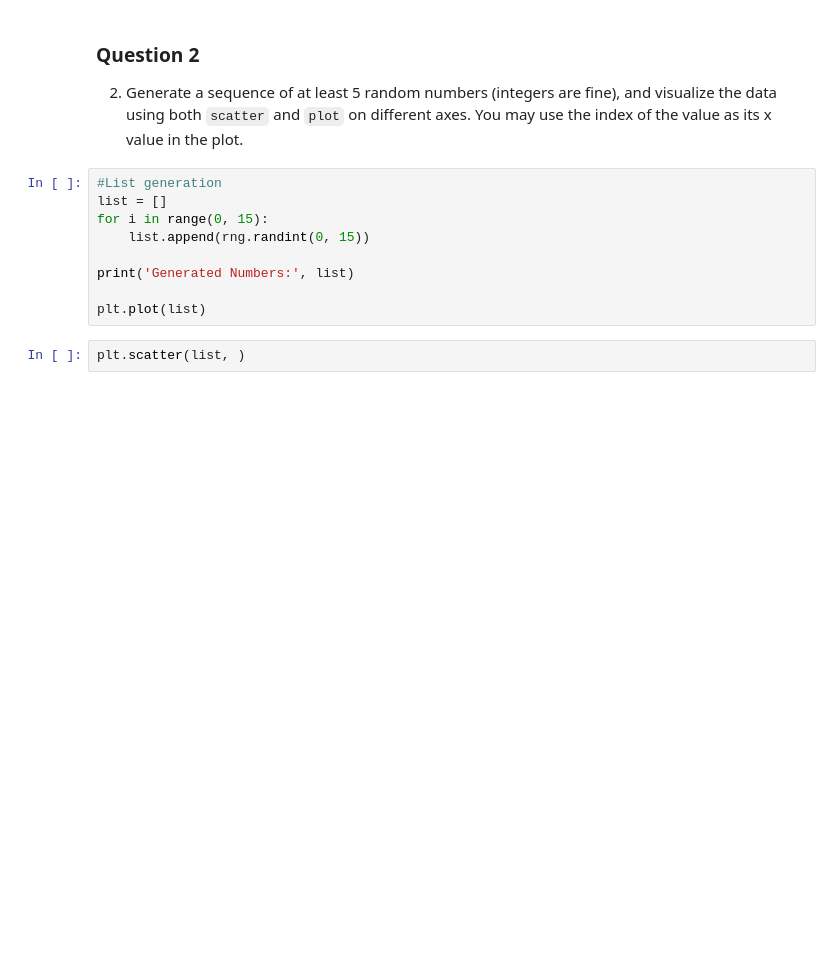
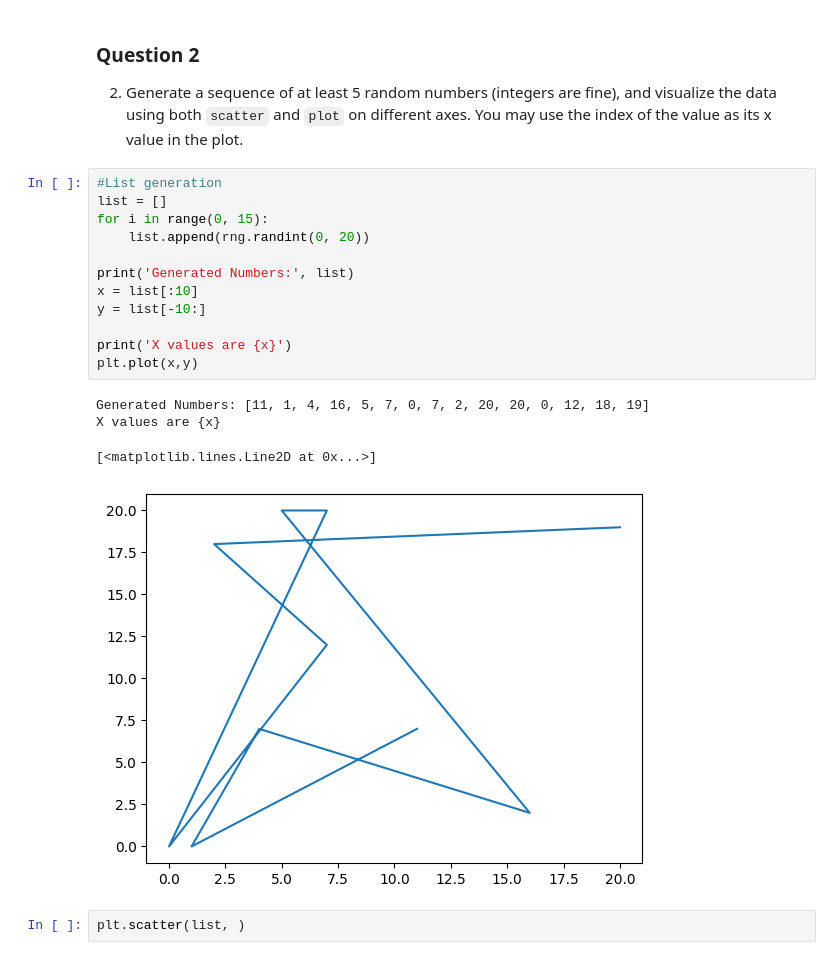
Before and after one commit to MichaelPogue/Northwest-Missouri-State-University, a Jupyter notebook: Web Mining and Applied NLP (44-620)/Module 3/pyplot.ipynb, the cells around one changed output. Drawn from its saved outputs; the diff is of its cells as text; blank space fills up the shorter version.

```diff
--- a/Web Mining and Applied NLP (44-620)/Module 3/pyplot.ipynb
+++ b/Web Mining and Applied NLP (44-620)/Module 3/pyplot.ipynb
@@ -46,11 +46,19 @@ plt.plot(x,y)
 # %%
 #List generation
 list = []
 for i in range(0, 15):
-    list.append(rng.randint(0, 15))
+    list.append(rng.randint(0, 20))
 
 print('Generated Numbers:', list)
+x = list[:10]
+y = list[-10:]
 
-plt.plot(list)
+print('X values are {x}')
+plt.plot(x,y)
+# %% [output]
+Generated Numbers: [11, 1, 4, 16, 5, 7, 0, 7, 2, 20, 20, 0, 12, 18, 19]
+X values are {x}
+[<matplotlib.lines.Line2D at 0x...>]
+[figure, added]
 # %%
 plt.scatter(list, )
```
Also changed, not shown: parts of 1 cell of this notebook.
